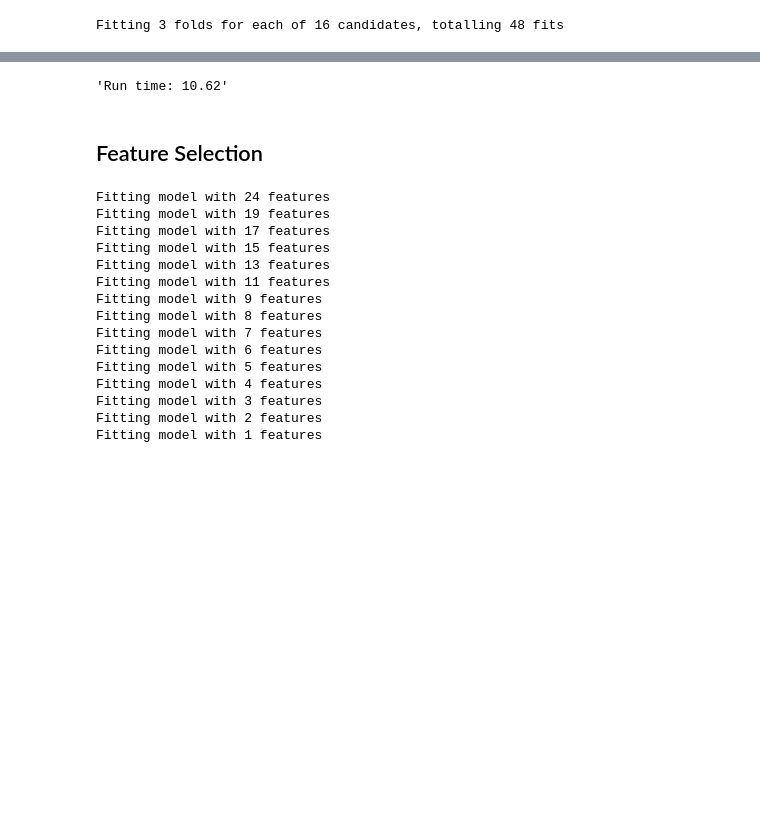
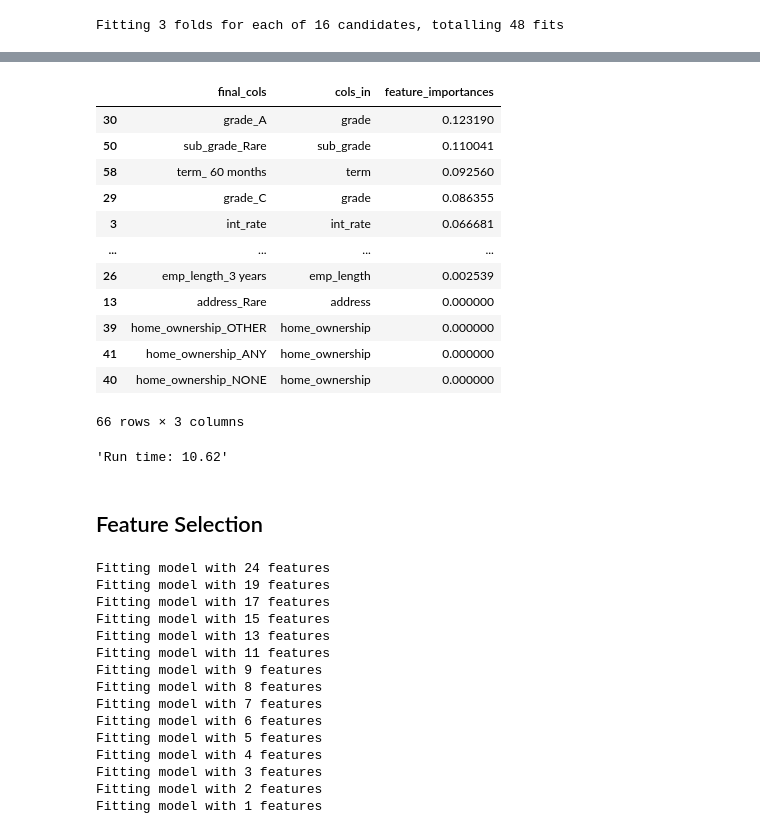
Before and after one commit to Strabes/demos, a Jupyter notebook: xgboost/XGBoost_with_LendingClubV2.ipynb, the cells around one changed output, grey strips where cells are left out. Drawn from its saved outputs; the diff is of its cells as text; code cells hidden in the pictures; blank space fills up the shorter version.

```diff
--- a/xgboost/XGBoost_with_LendingClubV2.ipynb
+++ b/xgboost/XGBoost_with_LendingClubV2.ipynb
@@ -196,3 +177,19 @@ pd.DataFrame(gsearch2.cv_results_).sort_values('rank_test_score').head(5)
+# %%
+feature_importances(gsearch2.best_estimator_,df_train).sort_values("feature_importances",ascending=False)
+# %% [output]
+|  | final_cols | cols_in | feature_importances |
+| 30 | grade_A | grade | 0.123190 |
+| 50 | sub_grade_Rare | sub_grade | 0.110041 |
+| 58 | term_ 60 months | term | 0.092560 |
+| 29 | grade_C | grade | 0.086355 |
+| 3 | int_rate | int_rate | 0.066681 |
+| ... | ... | ... | ... |
+| 26 | emp_length_3 years | emp_length | 0.002539 |
+| 13 | address_Rare | address | 0.000000 |
+| 39 | home_ownership_OTHER | home_ownership | 0.000000 |
+| 41 | home_ownership_ANY | home_ownership | 0.000000 |
+| 40 | home_ownership_NONE | home_ownership | 0.000000 |
+66 rows × 3 columns
 # %%
 "Run time: {sec:.2f}".format(sec=(ps_end_time - ps_start_time)/60)
 # %% [output]
```
Also changed, not shown: parts of 12 cells of this notebook, 1 other file.
